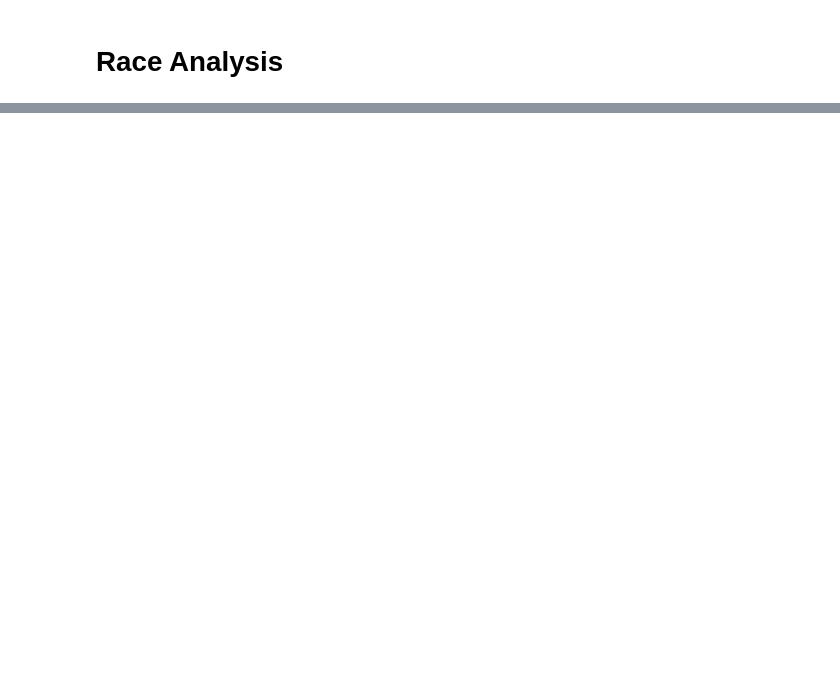
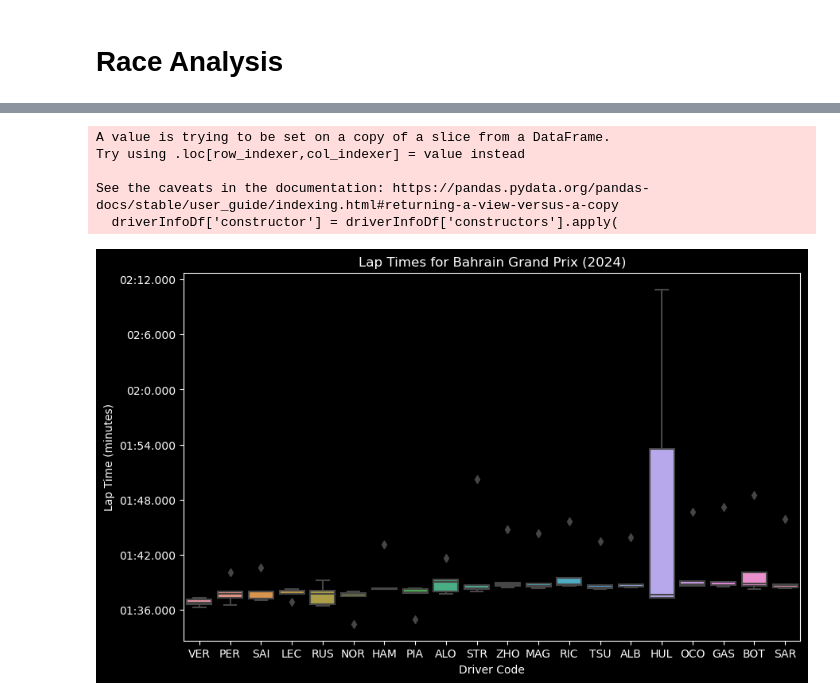
Before and after one commit to jakmate/F1DataAnalysis, a Jupyter notebook: bahrain.ipynb, the cells around one changed output, grey strips where cells are left out. Cells and saved outputs as stored; diff of their text form; code cells hidden in the pictures; blank space fills up the shorter version.

```diff
--- a/bahrain.ipynb
+++ b/bahrain.ipynb
@@ -150,0 +47,29 @@ plotMeanLapTimes(combined_stats, constructor_colors)
+# %%
+lapTimingsDf = pd.json_normalize(raceLaps, record_path='Timings', meta=['number'])
+lapTimingsDf['timeMs'] = lapTimingsDf['time'].apply(convertLapTimeToMs)
+lapTimingsDf['timeMinutes'] = lapTimingsDf['timeMs'] / 60000
+# %%
+driverStandings = api.getDrivers('2024', 1)
+driverData = driverStandings['MRData']['StandingsTable']['StandingsLists'][0]
+driverDf = pd.json_normalize(driverData, record_path='DriverStandings')
+# %%
+driverInfoDf = driverDf[['Driver.driverId', 'Driver.permanentNumber', 'Driver.code',
+                        'Driver.givenName', 'Driver.familyName', 'Constructors']]
+driverInfoDf.columns = ['driverId', 'number', 'code', 'firstName', 'lastName', 'constructors']
+driverInfoDf['constructor'] = driverInfoDf['constructors'].apply(
+    lambda x: x[0]['name'] if x else None
+)
+driverInfoDf = driverInfoDf[['driverId', 'number', 'code', 'firstName', 'lastName', 'constructor']]
+# %% [output]
+A value is trying to be set on a copy of a slice from a DataFrame.
+Try using .loc[row_indexer,col_indexer] = value instead
+
+See the caveats in the documentation: https://pandas.pydata.org/pandas-docs/stable/user_guide/indexing.html#returning-a-view-versus-a-copy
+  driverInfoDf['constructor'] = driverInfoDf['constructors'].apply(
+# %%
+mergedRaceDf = pd.merge(lapTimingsDf, driverInfoDf, on='driverId', how='right')
+mergedRaceDf = mergedRaceDf.rename(columns={'number_x': 'lap', 'number_y': 'driverNumber'})
+# %%
+plotLapTimesBoxplot(mergedRaceDf)
+# %% [output]
+[figure, added]
```
Also changed, not shown: parts of 47 cells of this notebook, 8 other files.
